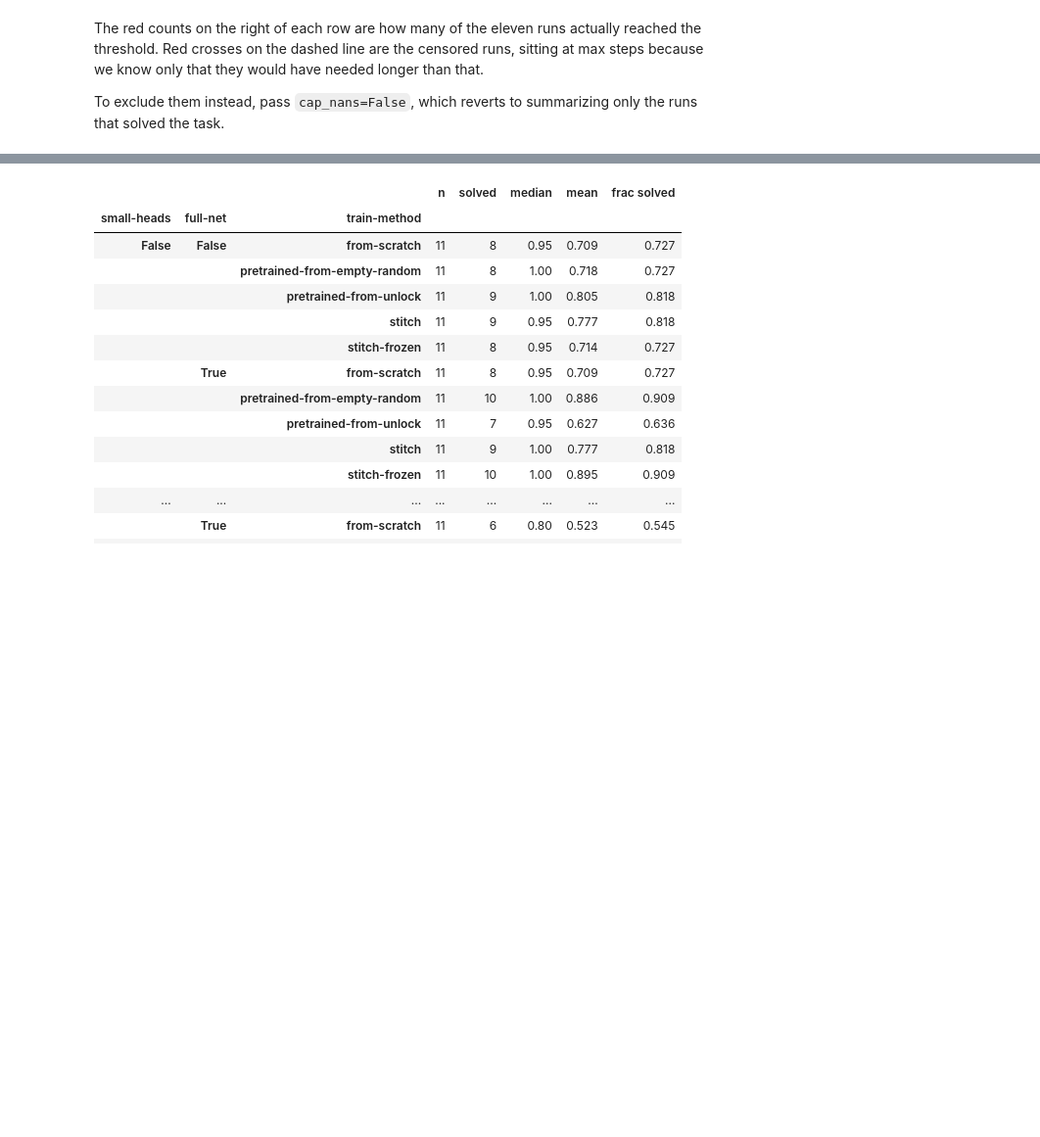
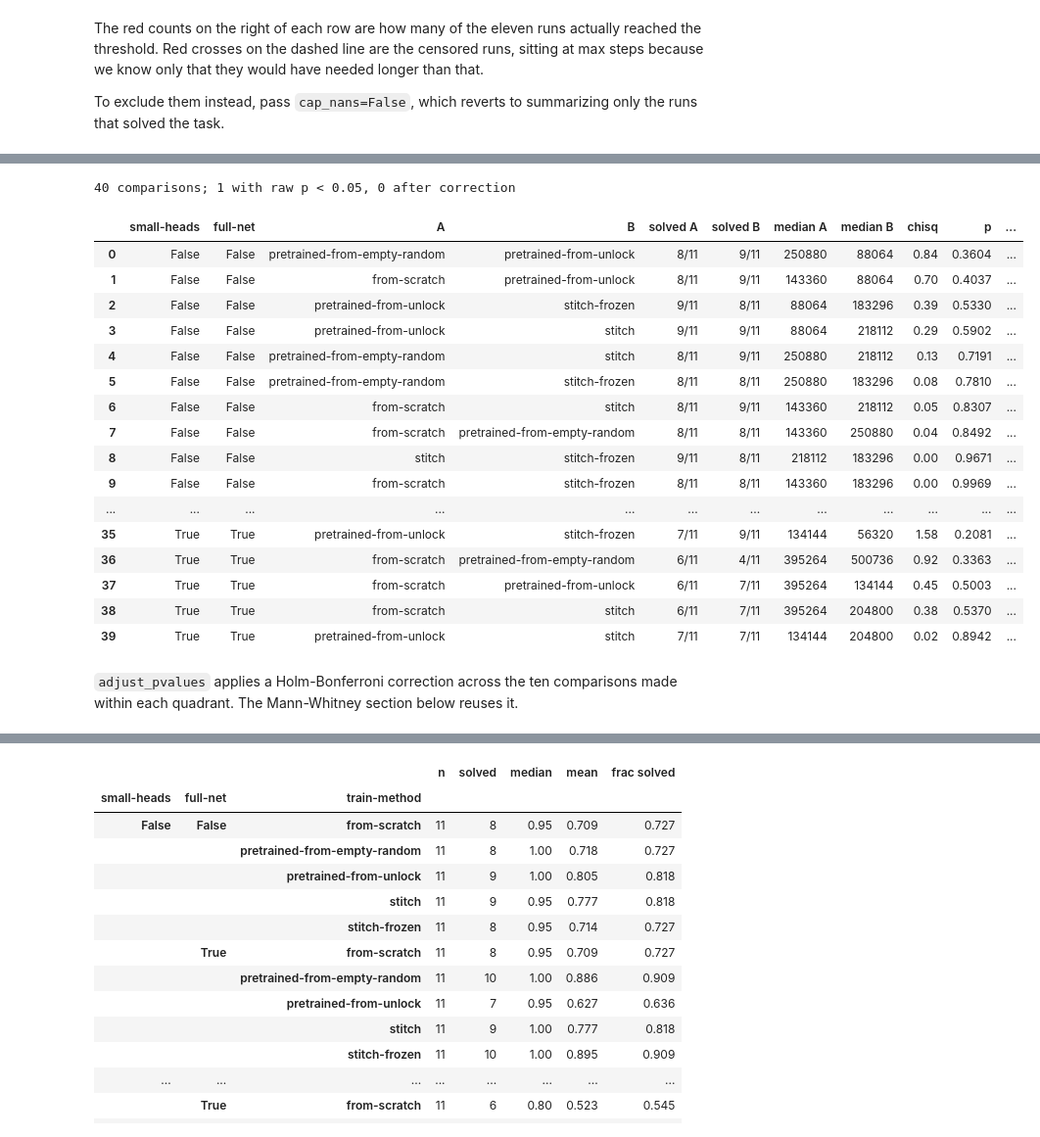
Before and after one commit to uvm-neurobotics-lab/stitching, a Jupyter notebook: src/minigrid.ipynb, the cells around one changed output, grey strips where cells are left out. Shown at 98% size. Cells and saved outputs as stored; diff of their text form; code cells hidden in the pictures; blank space fills up the shorter version.

```diff
--- a/src/minigrid.ipynb
+++ b/src/minigrid.ipynb
@@ -491 +591,50 @@ task.
+# %%
+def pairwise_logrank(times, metric=METRIC, group="train-method", facets=("small-heads", "full-net"),
+                     correction="holm"):
+    """ Log-rank test between every pair of methods, within each facet, corrected for multiple comparisons. """
+    rows = []
+    for facet_values, panel in times.groupby(list(facets)):
+        methods = sorted(panel[group].unique())
+        for a, b in itertools.combinations(methods, 2):
+            pair = panel[panel[group].isin([a, b])]
+            event_times, observed = survival_arrays(pair, metric)
+            chisq, p = survdiff(event_times, observed, pair[group].to_numpy())
+            solved = pair.groupby(group)["censored"].agg(lambda c: f"{(~c).sum()}/{len(c)}")
+            median = pair.groupby(group)[metric].median()
+            rows.append({**dict(zip(facets, facet_values)), "A": a, "B": b,
+                         "solved A": solved[a], "solved B": solved[b],
+                         "median A": int(median[a]), "median B": int(median[b]), "chisq": chisq, "p": p})
+
+    out = pd.DataFrame(rows)
+    out["p adj"] = out.groupby(list(facets))["p"].transform(lambda ps: adjust_pvalues(ps, correction))
+    return out.sort_values([*facets, "p"]).reset_index(drop=True)
+
+
+logrank = pairwise_logrank(times)
+print(f"{len(logrank)} comparisons; {(logrank['p'] < 0.05).sum()} with raw p < 0.05, "
+      f"{(logrank['p adj'] < 0.05).sum()} after correction")
+logrank.style.format({"chisq": "{:.2f}", "p": "{:.4f}", "p adj": "{:.4f}"}).background_gradient(
+    subset=["p adj"], cmap="Reds_r", vmin=0, vmax=1)
+# %% [output]
+40 comparisons; 1 with raw p < 0.05, 0 after correction
+|  | small-heads | full-net | A | B | solved A | solved B | median A | median B | chisq | p | ... |
+| 0 | False | False | pretrained-from-empty-random | pretrained-from-unlock | 8/11 | 9/11 | 250880 | 88064 | 0.84 | 0.3604 | ... |
+| 1 | False | False | from-scratch | pretrained-from-unlock | 8/11 | 9/11 | 143360 | 88064 | 0.70 | 0.4037 | ... |
+| 2 | False | False | pretrained-from-unlock | stitch-frozen | 9/11 | 8/11 | 88064 | 183296 | 0.39 | 0.5330 | ... |
+| 3 | False | False | pretrained-from-unlock | stitch | 9/11 | 9/11 | 88064 | 218112 | 0.29 | 0.5902 | ... |
+| 4 | False | False | pretrained-from-empty-random | stitch | 8/11 | 9/11 | 250880 | 218112 | 0.13 | 0.7191 | ... |
+| 5 | False | False | pretrained-from-empty-random | stitch-frozen | 8/11 | 8/11 | 250880 | 183296 | 0.08 | 0.7810 | ... |
+| 6 | False | False | from-scratch | stitch | 8/11 | 9/11 | 143360 | 218112 | 0.05 | 0.8307 | ... |
+| 7 | False | False | from-scratch | pretrained-from-empty-random | 8/11 | 8/11 | 143360 | 250880 | 0.04 | 0.8492 | ... |
+| 8 | False | False | stitch | stitch-frozen | 9/11 | 8/11 | 218112 | 183296 | 0.00 | 0.9671 | ... |
+| 9 | False | False | from-scratch | stitch-frozen | 8/11 | 8/11 | 143360 | 183296 | 0.00 | 0.9969 | ... |
+| ... | ... | ... | ... | ... | ... | ... | ... | ... | ... | ... | ... |
+| 35 | True | True | pretrained-from-unlock | stitch-frozen | 7/11 | 9/11 | 134144 | 56320 | 1.58 | 0.2081 | ... |
+| 36 | True | True | from-scratch | pretrained-from-empty-random | 6/11 | 4/11 | 395264 | 500736 | 0.92 | 0.3363 | ... |
+| 37 | True | True | from-scratch | pretrained-from-unlock | 6/11 | 7/11 | 395264 | 134144 | 0.45 | 0.5003 | ... |
+| 38 | True | True | from-scratch | stitch | 6/11 | 7/11 | 395264 | 204800 | 0.38 | 0.5370 | ... |
+| 39 | True | True | pretrained-from-unlock | stitch | 7/11 | 7/11 | 134144 | 204800 | 0.02 | 0.8942 | ... |
+# %% [markdown]
+`adjust_pvalues` applies a Holm-Bonferroni correction across the ten comparisons made within each quadrant.
+The Mann-Whitney section below reuses it.
 # %% [markdown]
```
Also changed, not shown: parts of 8 cells of this notebook, 1 other file.
